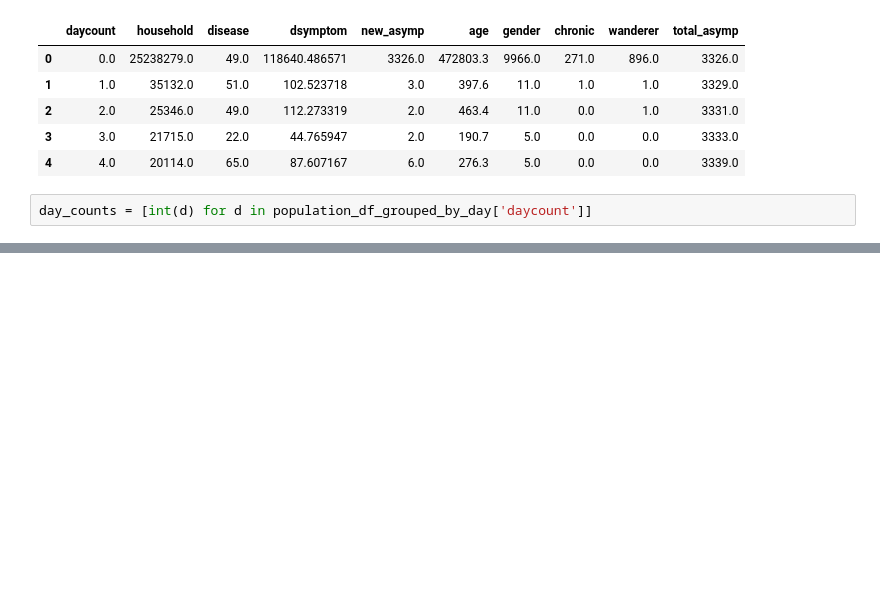
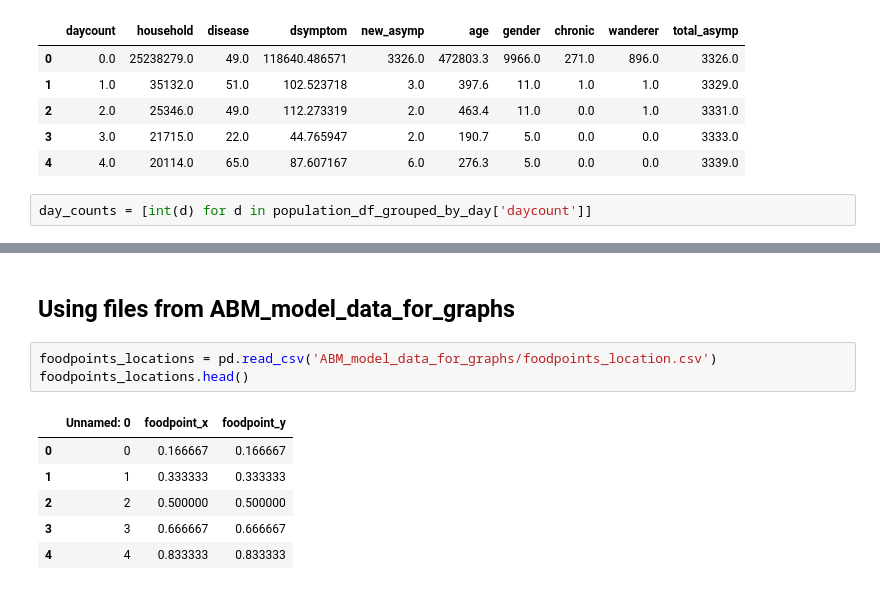
Before and after one commit to AIforGoodSimulator/visualization-notebooks, a Jupyter notebook: agent-based-model-visualizations/agent_based_model_visualizations.ipynb, the cells around one changed output, grey strips where cells are left out. Cells and saved outputs as stored; diff of their text form; blank space fills up the shorter version.

```diff
--- a/agent-based-model-visualizations/agent_based_model_visualizations.ipynb
+++ b/agent-based-model-visualizations/agent_based_model_visualizations.ipynb
@@ -135,3 +137,15 @@ line_plot.layout.title = 'Disease Progress in Households'
 line_plot.show()
 # %% [output]
 [interactive output not drawn]
+# %% [markdown]
+## Using files from ABM_model_data_for_graphs
+# %%
+foodpoints_locations = pd.read_csv('ABM_model_data_for_graphs/foodpoints_location.csv')
+foodpoints_locations.head()
+# %% [output]
+|  | Unnamed: 0 | foodpoint_x | foodpoint_y |
+| 0 | 0 | 0.166667 | 0.166667 |
+| 1 | 1 | 0.333333 | 0.333333 |
+| 2 | 2 | 0.500000 | 0.500000 |
+| 3 | 3 | 0.666667 | 0.666667 |
+| 4 | 4 | 0.833333 | 0.833333 |
```
Also changed, not shown: parts of 10 cells of this notebook.
